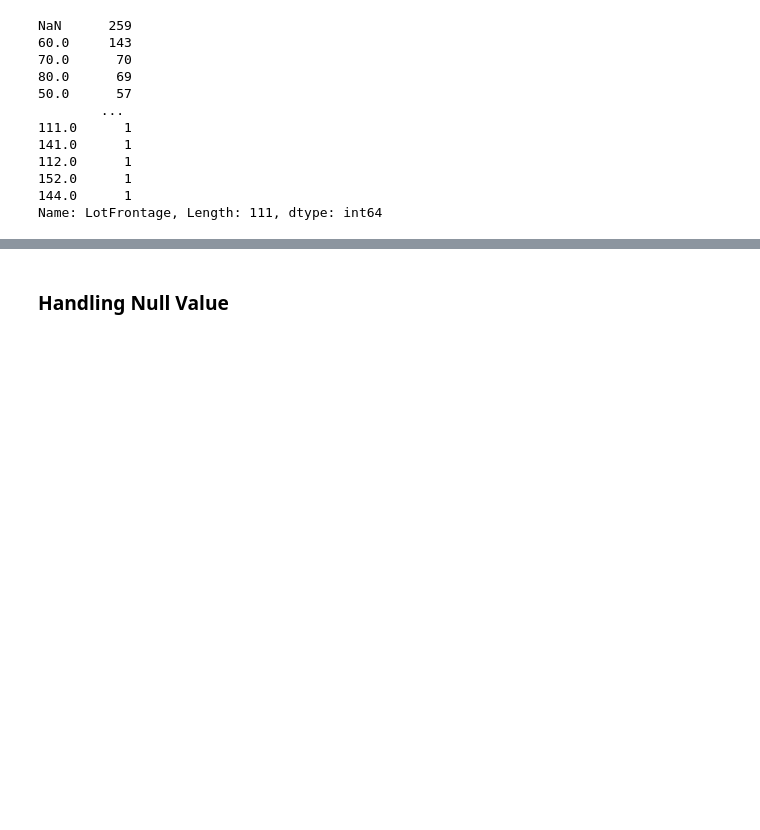
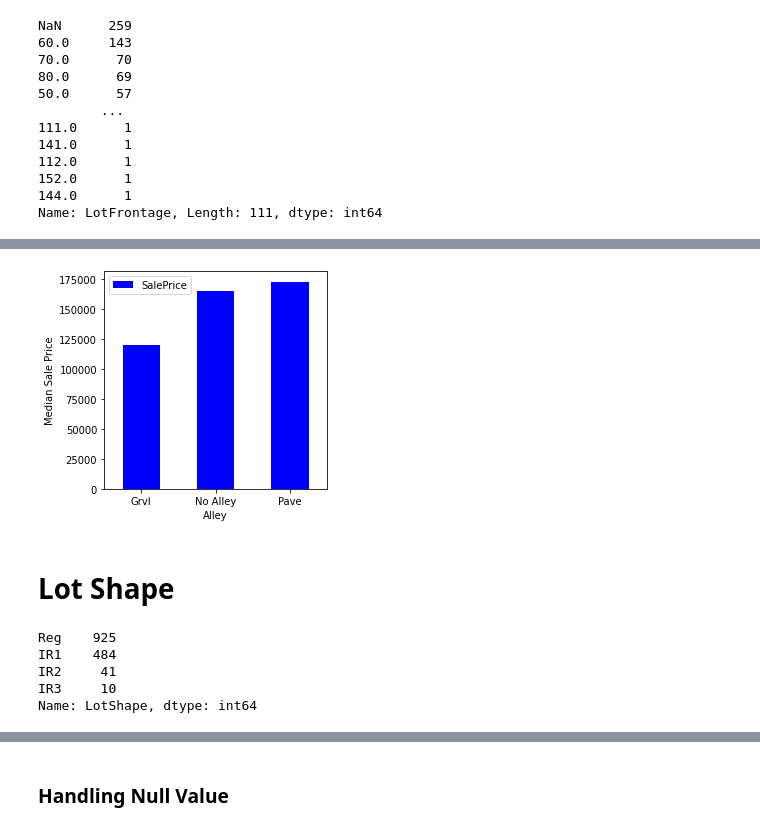
Before and after one commit to houseofai/kaggle-boston-housing-prices, a Jupyter notebook: Boston Housing Prices.ipynb, the cells around one changed output, grey strips where cells are left out. Drawn from its saved outputs; the diff is of its cells as text; code cells hidden in the pictures; blank space fills up the shorter version.

```diff
--- a/Boston Housing Prices.ipynb
+++ b/Boston Housing Prices.ipynb
@@ -281,0 +369,3 @@ plt.show()
+# %%
+train['enc_street'] = le.fit_transform(train.Street.values)
+test['enc_street'] = le.fit_transform(test.Street.values)
@@ -281,0 +375,3 @@ plt.show()
+# %%
+train.drop("Street",inplace=True, axis=1)
+test.drop("Street",inplace=True, axis=1)
@@ -281,0 +394,7 @@ plt.show()
+# %%
+train.Alley.fillna("No Alley", inplace=True)
+test.Alley.fillna("No Alley", inplace=True)
+# %%
+bar(train, "Alley")
+# %% [output]
+[figure, added]
@@ -281,0 +411,10 @@ plt.show()
+# %% [markdown]
+# Lot Shape
+# %%
+train.LotShape.value_counts(sort=True, dropna=False)
+# %% [output]
+Reg    925
+IR1    484
+IR2     41
+IR3     10
+Name: LotShape, dtype: int64
```
Also changed, not shown: parts of 150 cells of this notebook, 1 other file.
